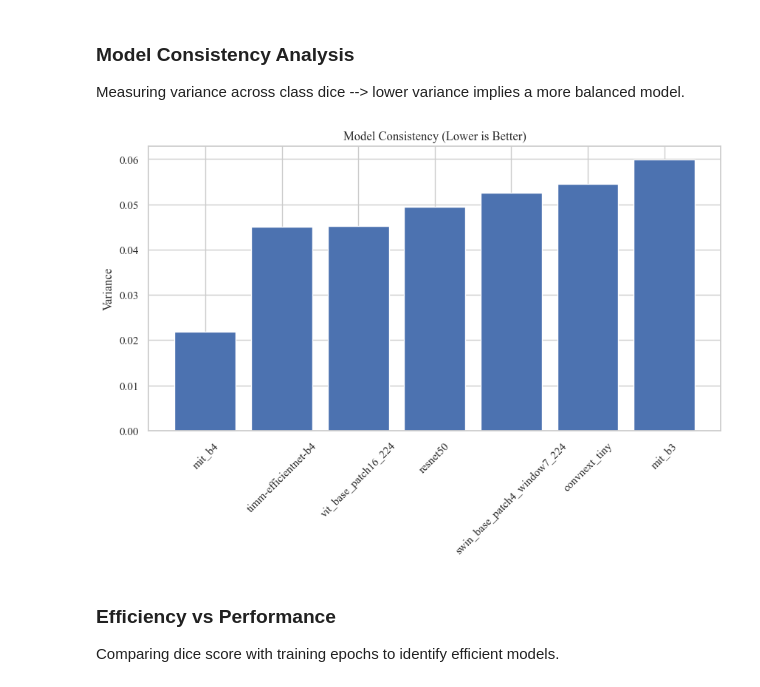
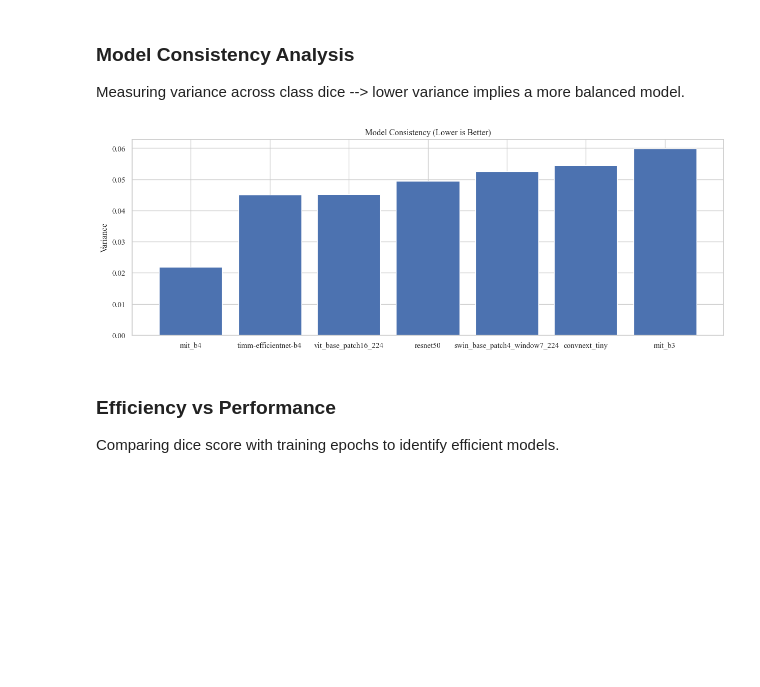
Before and after one commit to yuvarajk2109/industrial-automation-vit, a Jupyter notebook: Analyses/steel_analysis.ipynb, the cells around one changed output. Drawn from its saved outputs; the diff is of its cells as text; code cells hidden in the pictures; blank space fills up the shorter version.

```diff
--- a/Analyses/steel_analysis.ipynb
+++ b/Analyses/steel_analysis.ipynb
@@ -153,20 +153,20 @@ Measuring variance across class dice --> lower variance implies a more balanced
 # %%
 df["dice_variance"] = df[[
     "dice_c1", "dice_c2", "dice_c3", "dice_c4"
 ]].var(axis=1)
 
 df_sorted_var = df.sort_values("dice_variance")
 
-plt.figure(figsize=(10,5))
+plt.figure(figsize=(15,5))
 plt.bar(df_sorted_var["model_name"], df_sorted_var["dice_variance"])
 
-plt.xticks(rotation=45)
+# plt.xticks(rotation=45)
 plt.title("Model Consistency (Lower is Better)")
 plt.ylabel("Variance")
 
 plt.show()
 # %% [output]
-[figure, old version]
+[figure, new version]
 # %% [markdown]
 ### Efficiency vs Performance
 
```
